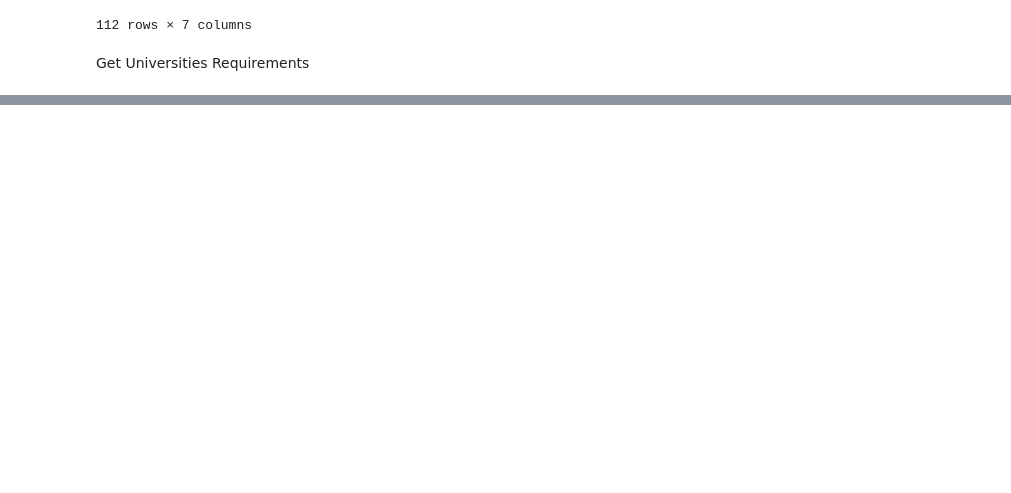
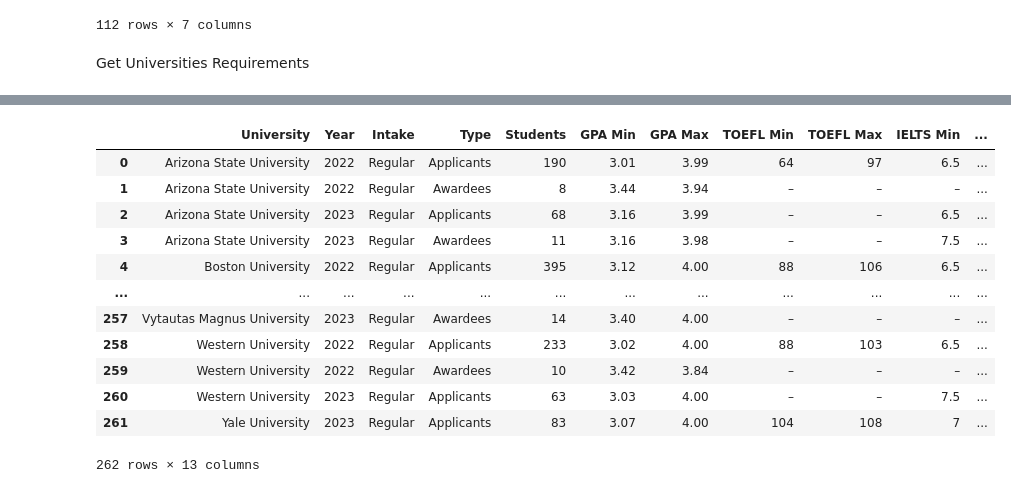
Before and after one commit to ceavinrufus/iisma_scraping, a Jupyter notebook: iisma_scraping.ipynb, the cells around one changed output, grey strips where cells are left out. Saved outputs shown, nothing was run; the diff lists cells and outputs as text; code cells hidden in the pictures; blank space fills up the shorter version.

```diff
--- a/iisma_scraping.ipynb
+++ b/iisma_scraping.ipynb
@@ -418,0 +273,17 @@ display(df_intakes.groupby(["University", "Intake"]).sum().iloc[130:137, :])
+# %%
+df_intakes = pd.DataFrame(intakes_data).groupby(["University", "Year", "Intake", "Type"]).sum().reset_index()
+display(df_intakes)
+# %% [output]
+|  | University | Year | Intake | Type | Students | GPA Min | GPA Max | TOEFL Min | TOEFL Max | IELTS Min | ... |
+| 0 | Arizona State University | 2022 | Regular | Applicants | 190 | 3.01 | 3.99 | 64 | 97 | 6.5 | ... |
+| 1 | Arizona State University | 2022 | Regular | Awardees | 8 | 3.44 | 3.94 | – | – | – | ... |
+| 2 | Arizona State University | 2023 | Regular | Applicants | 68 | 3.16 | 3.99 | – | – | 6.5 | ... |
+| 3 | Arizona State University | 2023 | Regular | Awardees | 11 | 3.16 | 3.98 | – | – | 7.5 | ... |
+| 4 | Boston University | 2022 | Regular | Applicants | 395 | 3.12 | 4.00 | 88 | 106 | 6.5 | ... |
+| ... | ... | ... | ... | ... | ... | ... | ... | ... | ... | ... | ... |
+| 257 | Vytautas Magnus University | 2023 | Regular | Awardees | 14 | 3.40 | 4.00 | – | – | – | ... |
+| 258 | Western University | 2022 | Regular | Applicants | 233 | 3.02 | 4.00 | 88 | 103 | 6.5 | ... |
+| 259 | Western University | 2022 | Regular | Awardees | 10 | 3.42 | 3.84 | – | – | – | ... |
+| 260 | Western University | 2023 | Regular | Applicants | 63 | 3.03 | 4.00 | – | – | 7.5 | ... |
+| 261 | Yale University | 2023 | Regular | Applicants | 83 | 3.07 | 4.00 | 104 | 108 | 7 | ... |
+262 rows × 13 columns
```
Also changed, not shown: parts of 18 cells of this notebook, 5 other files.
